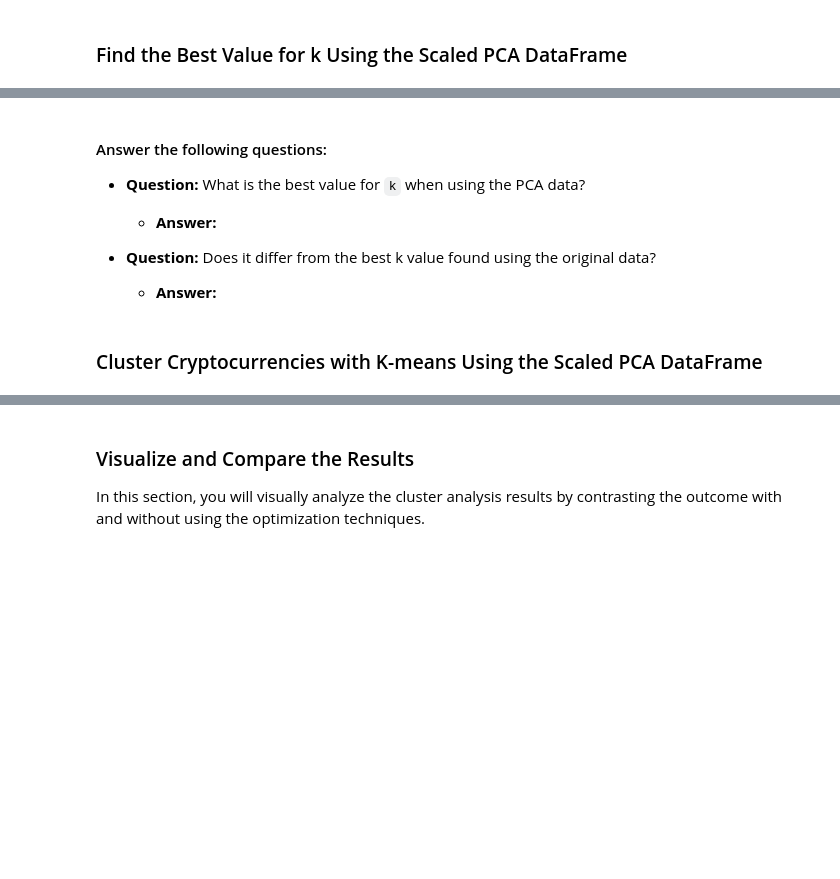
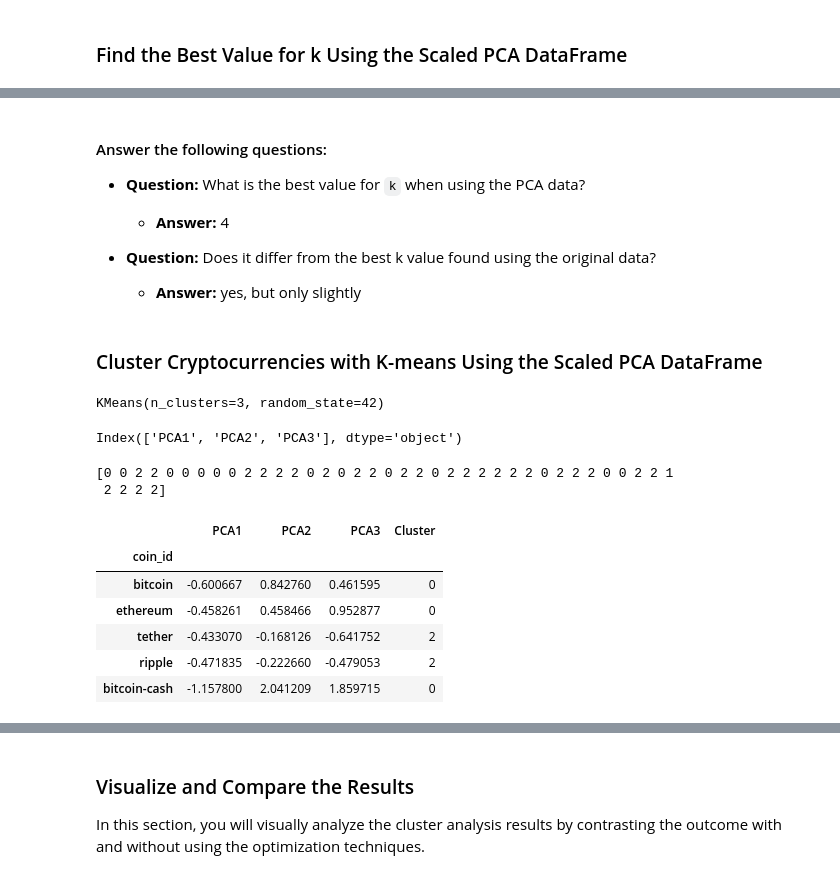
Before and after one commit to JetJagar/CryptoClustering, a Jupyter notebook: Crypto_Clustering_starter_code.ipynb, the cells around one changed output, grey strips where cells are left out. Cells and saved outputs as stored; diff of their text form; code cells hidden in the pictures; blank space fills up the shorter version.

```diff
--- a/Crypto_Clustering_starter_code.ipynb
+++ b/Crypto_Clustering_starter_code.ipynb
@@ -260,0 +279,17 @@ scatter_plot
+# %%
+k = []
+inertia = []
+
+# Example loop to fill k and inertia (e.g., for k-means)
+for i in range(1, 11):
+    kmeans = KMeans(n_clusters=i, random_state=0)
+    kmeans.fit(market_data_pca_df)
+    k.append(i)
+    inertia.append(kmeans.inertia_)
+
+# Create the DataFrame once the lists are of the same length
+elbow_data = {'k': k, 'inertia': inertia}
+df_elbow = pd.DataFrame(elbow_data)
+
+# Display the DataFrame
+print(df_elbow.head())
@@ -270,31 +338,52 @@ scatter_plot
 
 * **Question:** What is the best value for `k` when using the PCA data?
 
-  * **Answer:**
+  * **Answer:** 4
 
 
 * **Question:** Does it differ from the best k value found using the original data?
 
-  * **Answer:**
+  * **Answer:** yes, but only slightly
 # %% [markdown]
 ### Cluster Cryptocurrencies with K-means Using the Scaled PCA DataFrame
 # %%
 # Initialize the K-Means model using the best value for k
+model = KMeans(n_clusters=3, random_state=42)
 # %%
 # Fit the K-Means model using the PCA data
+model.fit(market_data_pca_df)
+# %% [output]
+KMeans(n_clusters=3, random_state=42)
+# %%
+market_data_pca_df.columns
+# %% [output]
+Index(['PCA1', 'PCA2', 'PCA3'], dtype='object')
 # %%
 # Predict the clusters to group the cryptocurrencies using the scaled PCA DataFrame
-
+cluster_labels = model.predict(market_data_pca_df[['PCA1', 'PCA2', 'PCA3']])
 
 # Print the resulting array of cluster values.
+print(cluster_labels)
+# %% [output]
+[0 0 2 2 0 0 0 0 0 2 2 2 2 0 2 0 2 2 0 2 2 0 2 2 2 2 2 2 0 2 2 2 0 0 2 2 1
+ 2 2 2 2]
 # %%
 # Create a copy of the scaled PCA DataFrame
-
+market_data_pca_df_copy = market_data_pca_df.copy()
 
 # Add a new column to the copy of the PCA DataFrame with the predicted clusters
-
+market_data_pca_df_copy['Cluster'] = cluster_labels
 
 # Display the copy of the scaled PCA DataFrame
+market_data_pca_df_copy.head()
+# %% [output]
+|  | PCA1 | PCA2 | PCA3 | Cluster |
+| coin_id |  |  |  |  |
+| bitcoin | -0.600667 | 0.842760 | 0.461595 | 0 |
+| ethereum | -0.458261 | 0.458466 | 0.952877 | 0 |
+| tether | -0.433070 | -0.168126 | -0.641752 | 2 |
+| ripple | -0.471835 | -0.222660 | -0.479053 | 2 |
+| bitcoin-cash | -1.157800 | 2.041209 | 1.859715 | 0 |
 # %%
 # Create a scatter plot using hvPlot by setting
 # `x="PC1"` and `y="PC2"`.
```
Also changed, not shown: parts of 16 cells of this notebook.
